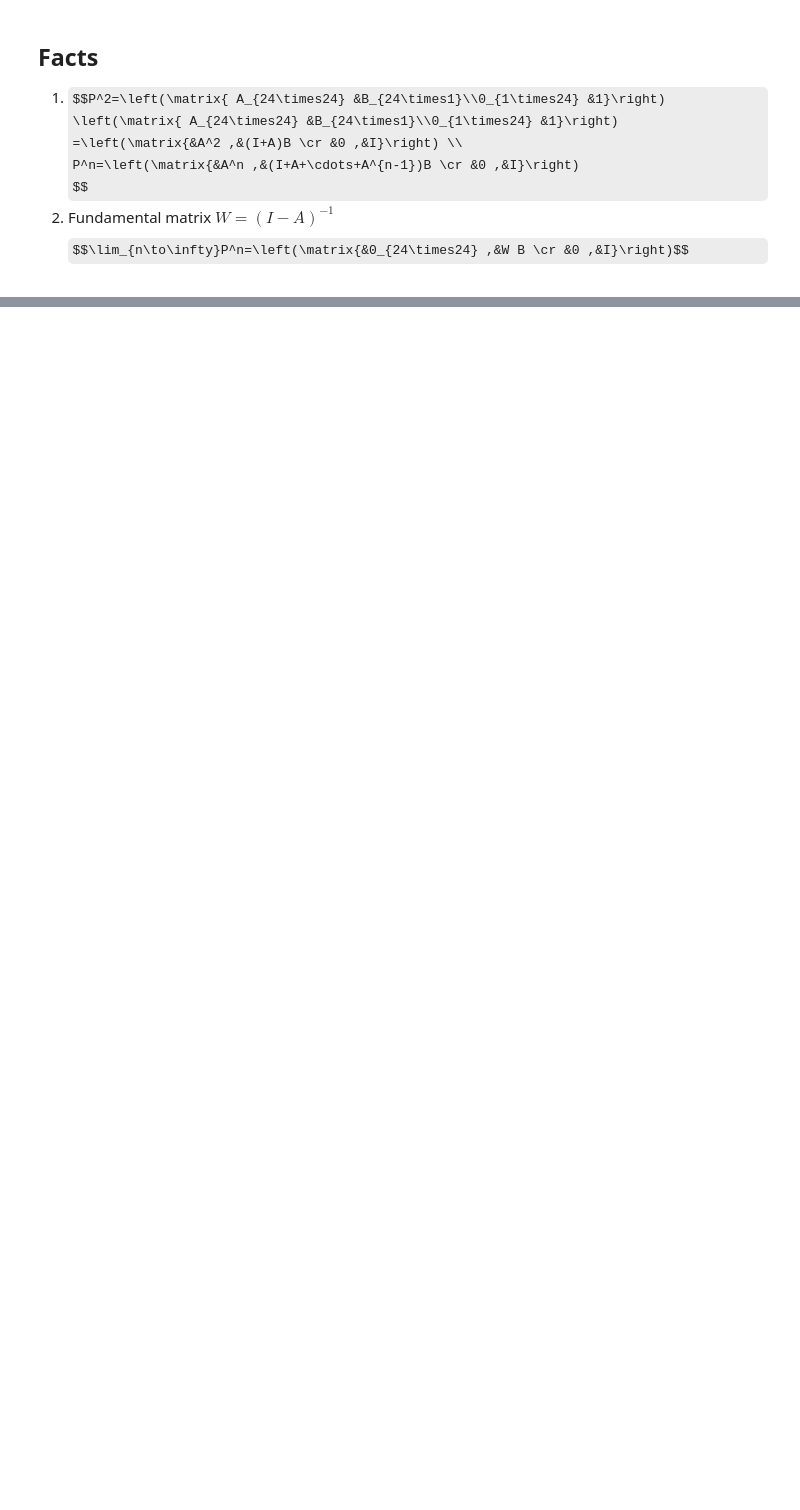
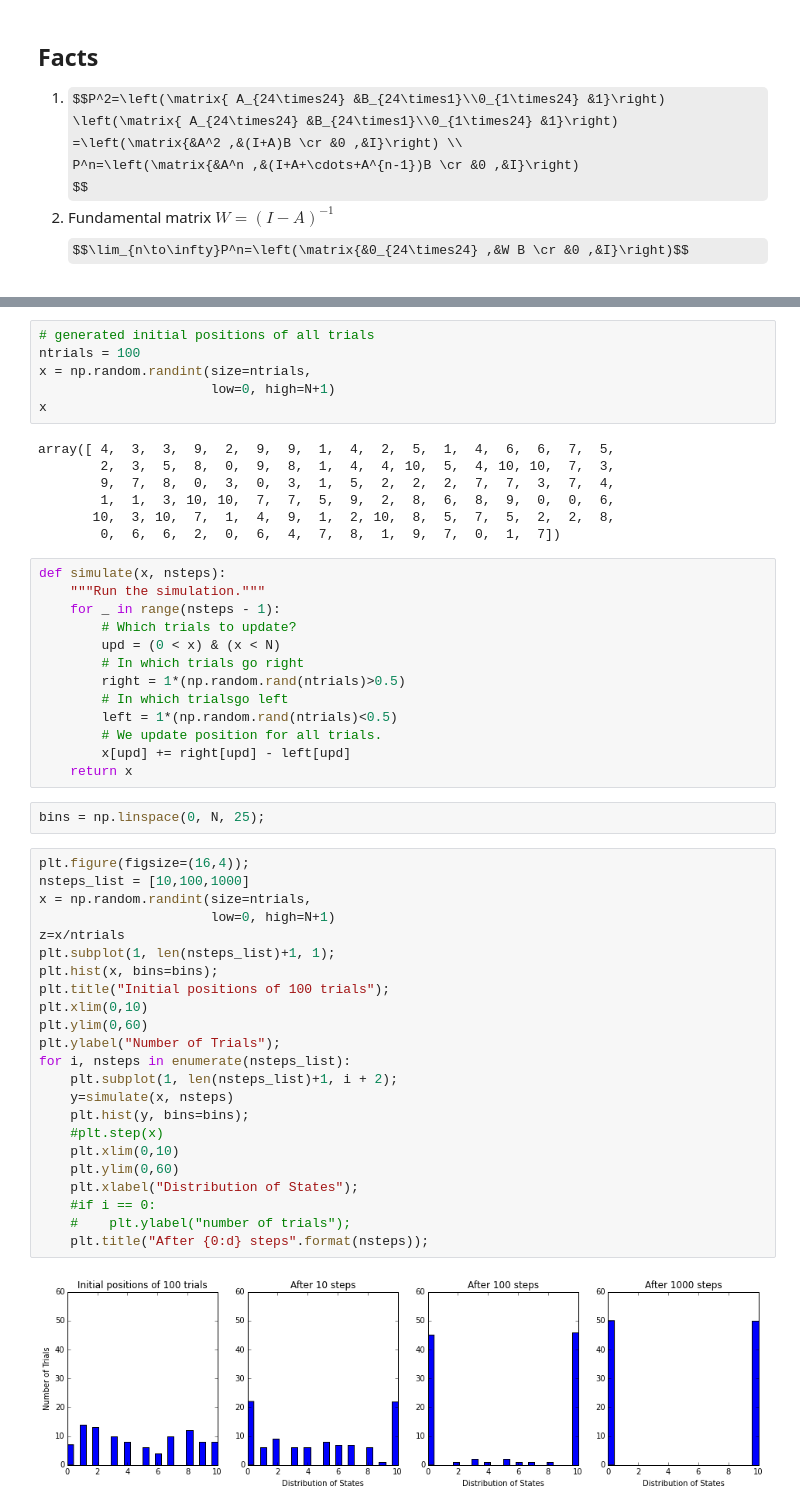
Before and after one commit to cchuang2009/math-2015-2, a Jupyter notebook: 7/2015-12-14.ipynb, the cells around one changed output, grey strips where cells are left out. Drawn from its saved outputs; the diff is of its cells as text; some formulas as TeX source; blank space fills up the shorter version.

Commit message:
Markov Chain Monte-Carlo simulation

```diff
--- a/7/2015-12-14.ipynb
+++ b/7/2015-12-14.ipynb
@@ -1105,0 +1430,53 @@ Answer: Tseng's playbook gets 0.628 (**RP(2,1)**, 1 0ut and one on two base) sma
+# %%
+# generated initial positions of all trials
+ntrials = 100
+x = np.random.randint(size=ntrials,
+                      low=0, high=N+1)
+x
+# %% [output]
+array([ 4,  3,  3,  9,  2,  9,  9,  1,  4,  2,  5,  1,  4,  6,  6,  7,  5,
+        2,  3,  5,  8,  0,  9,  8,  1,  4,  4, 10,  5,  4, 10, 10,  7,  3,
+        9,  7,  8,  0,  3,  0,  3,  1,  5,  2,  2,  2,  7,  7,  3,  7,  4,
+        1,  1,  3, 10, 10,  7,  7,  5,  9,  2,  8,  6,  8,  9,  0,  0,  6,
+       10,  3, 10,  7,  1,  4,  9,  1,  2, 10,  8,  5,  7,  5,  2,  2,  8,
+        0,  6,  6,  2,  0,  6,  4,  7,  8,  1,  9,  7,  0,  1,  7])
+# %%
+def simulate(x, nsteps):
+    """Run the simulation."""
+    for _ in range(nsteps - 1):
+        # Which trials to update?
+        upd = (0 < x) & (x < N)
+        # In which trials go right
+        right = 1*(np.random.rand(ntrials)>0.5)
+        # In which trialsgo left
+        left = 1*(np.random.rand(ntrials)<0.5)
+        # We update position for all trials.
+        x[upd] += right[upd] - left[upd]
+    return x
+# %%
+bins = np.linspace(0, N, 25);
+# %%
+plt.figure(figsize=(16,4));
+nsteps_list = [10,100,1000]
+x = np.random.randint(size=ntrials,
+                      low=0, high=N+1)
+z=x/ntrials
+plt.subplot(1, len(nsteps_list)+1, 1);
+plt.hist(x, bins=bins);
+plt.title("Initial positions of 100 trials");
+plt.xlim(0,10)
+plt.ylim(0,60)
+plt.ylabel("Number of Trials");
+for i, nsteps in enumerate(nsteps_list):
+    plt.subplot(1, len(nsteps_list)+1, i + 2);
+    y=simulate(x, nsteps)
+    plt.hist(y, bins=bins);
+    #plt.step(x)
+    plt.xlim(0,10)
+    plt.ylim(0,60)
+    plt.xlabel("Distribution of States");
+    #if i == 0:
+    #    plt.ylabel("number of trials");
+    plt.title("After {0:d} steps".format(nsteps));
+# %% [output]
+[figure, added]
```
Also changed, not shown: parts of 53 cells of this notebook.
